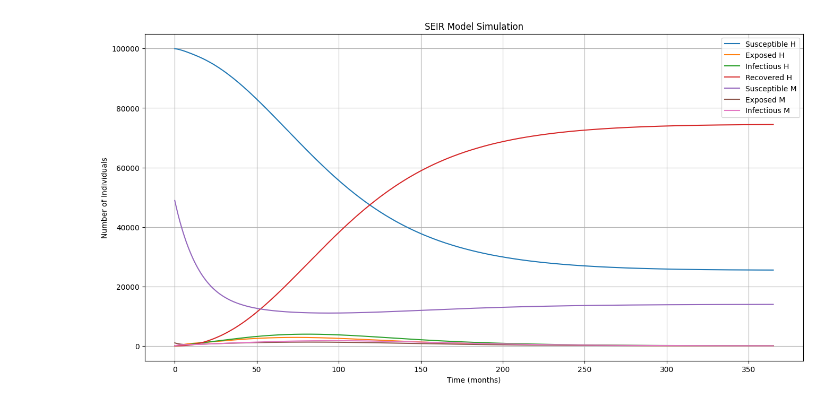
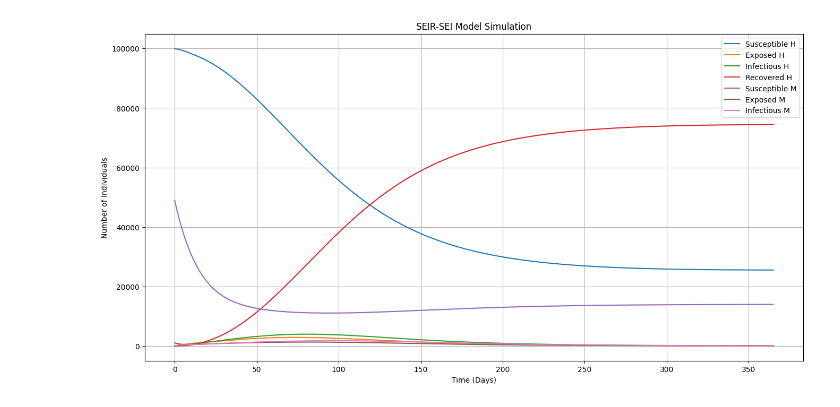
Before and after one commit to Codeit-Michael/Dengue-Case-Forecasting, a Jupyter notebook: 10yrData_Descriptive_Analysis/forecasting/seir-sei.ipynb, the cells around one changed output. Cells and saved outputs as stored; diff of their text form; code cells hidden in the pictures.

Commit message:
add visualization

```diff
--- a/10yrData_Descriptive_Analysis/forecasting/seir-sei.ipynb
+++ b/10yrData_Descriptive_Analysis/forecasting/seir-sei.ipynb
@@ -76,18 +76,18 @@ Im_sol = solution[:, 6]
 # %%
 # --- Plot the Results ---
 plt.figure(figsize=(16, 8))
 plt.plot(t, Sh_sol, label='Susceptible H')
 plt.plot(t, Eh_sol, label='Exposed H')
 plt.plot(t, Ih_sol, label='Infectious H')
 plt.plot(t, Rh_sol, label='Recovered H')
 plt.plot(t, Sm_sol, label='Susceptible M')
 plt.plot(t, Em_sol, label='Exposed M')
 plt.plot(t, Im_sol, label='Infectious M')
-plt.xlabel('Time (months)')
+plt.xlabel('Time (Days)')
 plt.ylabel('Number of Individuals')
-plt.title('SEIR Model Simulation')
+plt.title('SEIR-SEI Model Simulation')
 plt.legend()
 plt.grid(True)
 plt.show()
 # %% [output]
-[figure, old version]
+[figure, new version]
```
